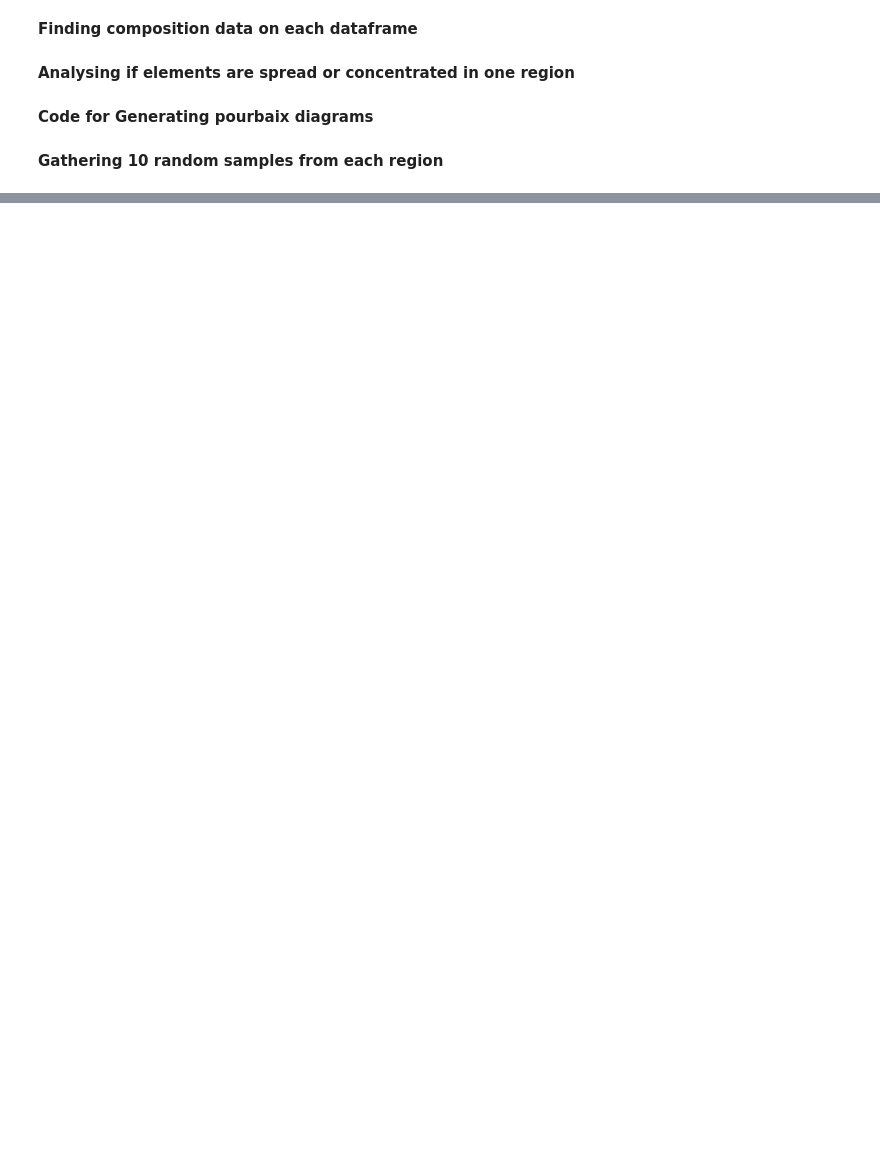
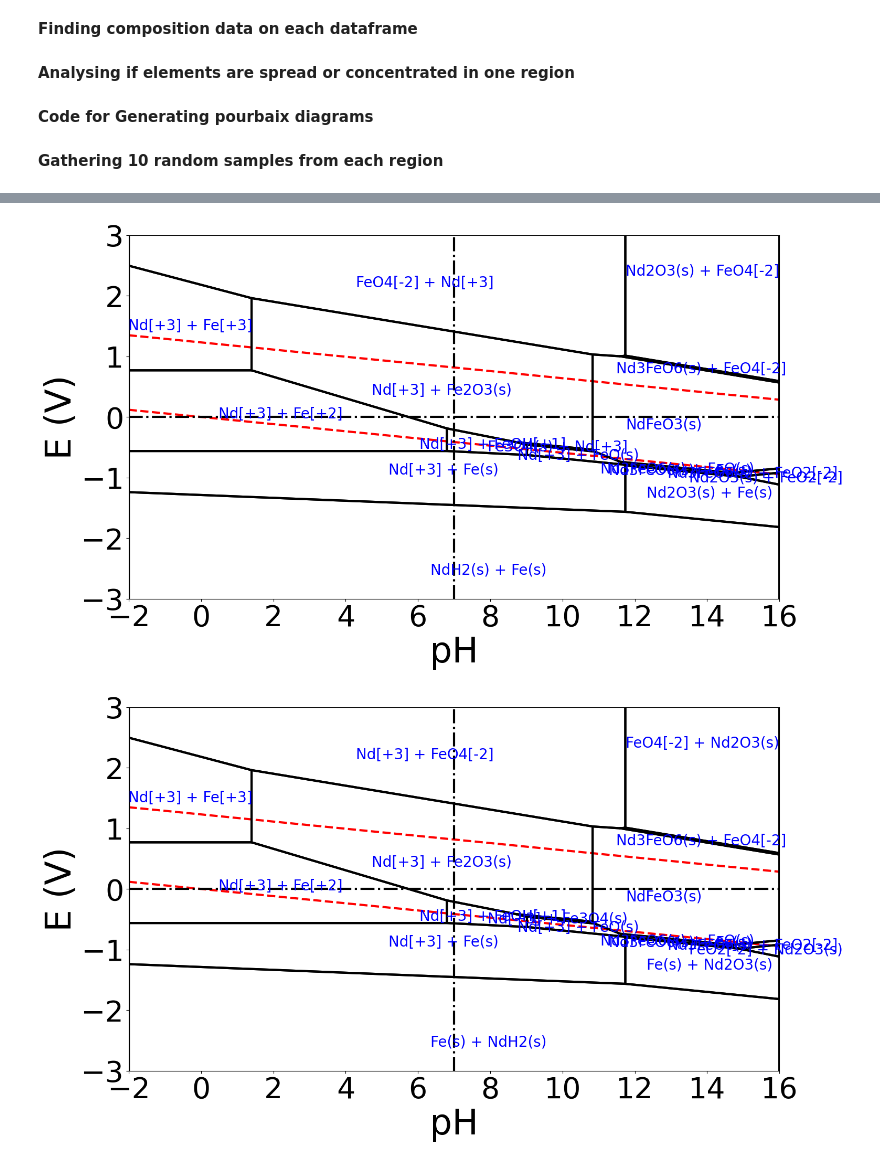
Before and after one commit to fahim-ah/Yr3-Project, a Jupyter notebook: Data cluster exploration file.ipynb, the cells around one changed output, grey strips where cells are left out. Drawn from its saved outputs; the diff is of its cells as text; code cells hidden in the pictures; blank space fills up the shorter version.

```diff
--- a/Data cluster exploration file.ipynb
+++ b/Data cluster exploration file.ipynb
@@ -187,0 +209,12 @@ print(rand_right)
+# %%
+# This cell will focus on the effects of lanthanides
+
+generate_pourbaix('Fe-Nd-O',0)
+generate_pourbaix('Fe-Nd',0)
+generate_pourbaix('Fe',0)
+generate_pourbaix('Fe-O',0)
+generate_pourbaix('Nd',0)
+generate_pourbaix('Nd-O',0)
+# %% [output]
+[figure, added]
+[figure, added]
```
Also changed, not shown: parts of 10 cells of this notebook, 17 other files.
